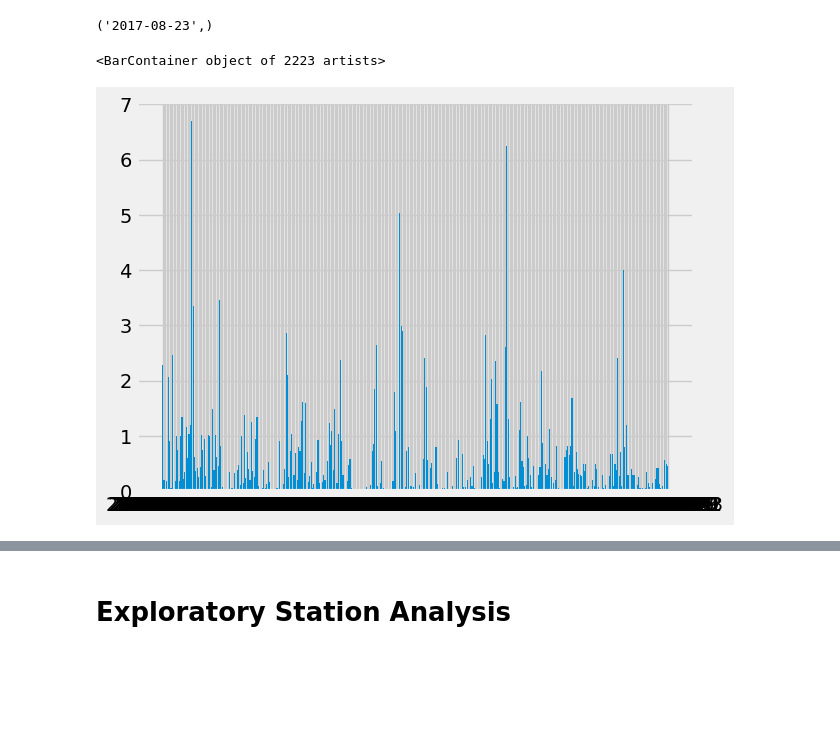
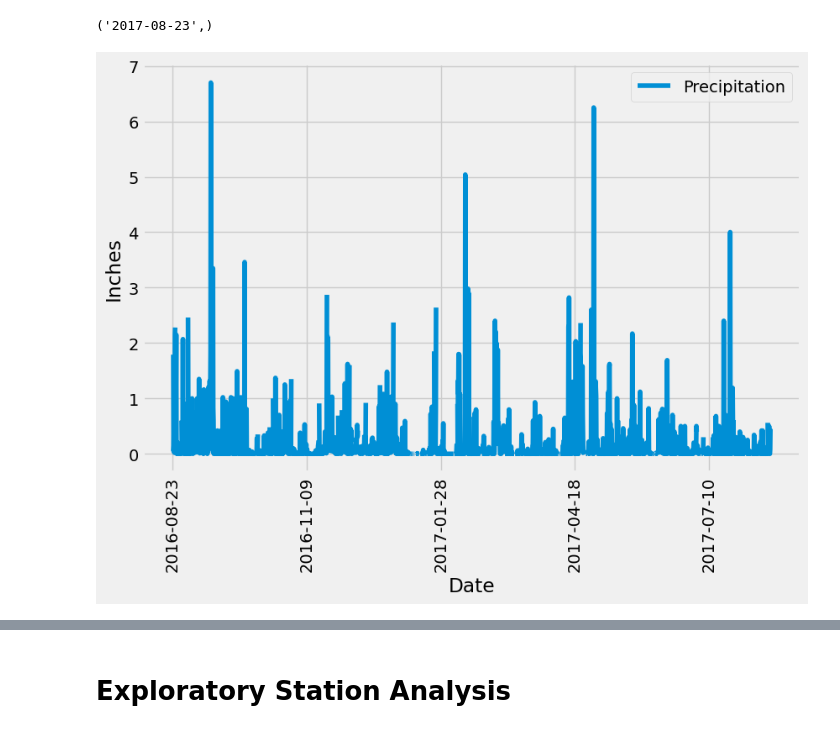
Before and after one commit to lizabethnt/sqlalchemy_challenge, a Jupyter notebook: SurfsUp/climate_Lisa_solution.ipynb, the cells around one changed output, grey strips where cells are left out. Saved outputs shown, nothing was run; the diff lists cells and outputs as text; code cells hidden in the pictures; blank space fills up the shorter version.

```diff
--- a/SurfsUp/climate_Lisa_solution.ipynb
+++ b/SurfsUp/climate_Lisa_solution.ipynb
@@ -45,30 +45,29 @@ print(latest)
 # %% [output]
 ('2017-08-23',)
 # %%
+# Plot correctly drawn with help from James Montomery in study group.  I had a df with an extra index, not with the Date as the index
 # Design a query to retrieve the last 12 months of precipitation data and plot the results.
 # Starting from the most recent data point in the database.
 
 # Calculate the date one year from the last date in data set.
 year_earlier = dt.date(2017, 8, 23) - dt.timedelta(days=365)
 
-# Perform a query to retrieve the data and precipitation scores
-precip = session.query(measures.prcp).\
-    filter(measures.date > year_earlier).all()
-precip = [row.prcp for row in precip]
+precip = session.query(measures.date, measures.prcp).\
+    filter(measures.date >= year_earlier).all()
 
-dates = session.query(measures.date).\
-    filter(measures.date > year_earlier).all()
-dates = [row.date for row in dates]
+
 # Save the query results as a Pandas DataFrame. Explicitly set the column names
-weather_df = pd.DataFrame({
-    'Date' : dates,
-    'Precipitation' : precip
-    })
+weather_df = pd.DataFrame(precip, columns = ['Date', 'Precipitation'])
+weather_df.set_index('Date', inplace = True)
 # Sort the dataframe by date
 weather_df = weather_df.sort_values('Date')
 
 # Use Pandas Plotting with Matplotlib to plot the data
-plt.bar(weather_df['Date'], weather_df['Precipitation'])
+weather_df.plot( label = 'precipitation', figsize = (9, 6))
+#TODO limited readable xtickmarks, wider bars?
+plt.xticks(rotation='vertical')
+plt.xlabel("Date")
+plt.ylabel("Inches")
+plt.legend(loc="best");
 # %% [output]
-<BarContainer object of 2223 artists>
-[figure, old version]
+[figure, new version]
```
Also changed, not shown: parts of 7 cells of this notebook, 1 other file.
